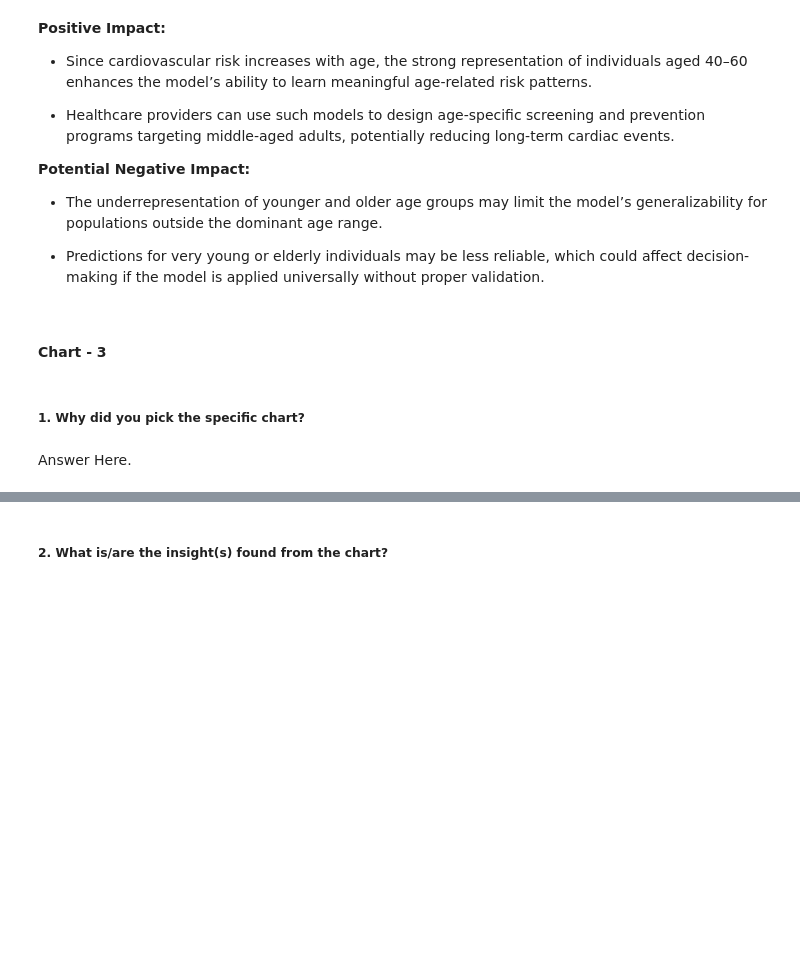
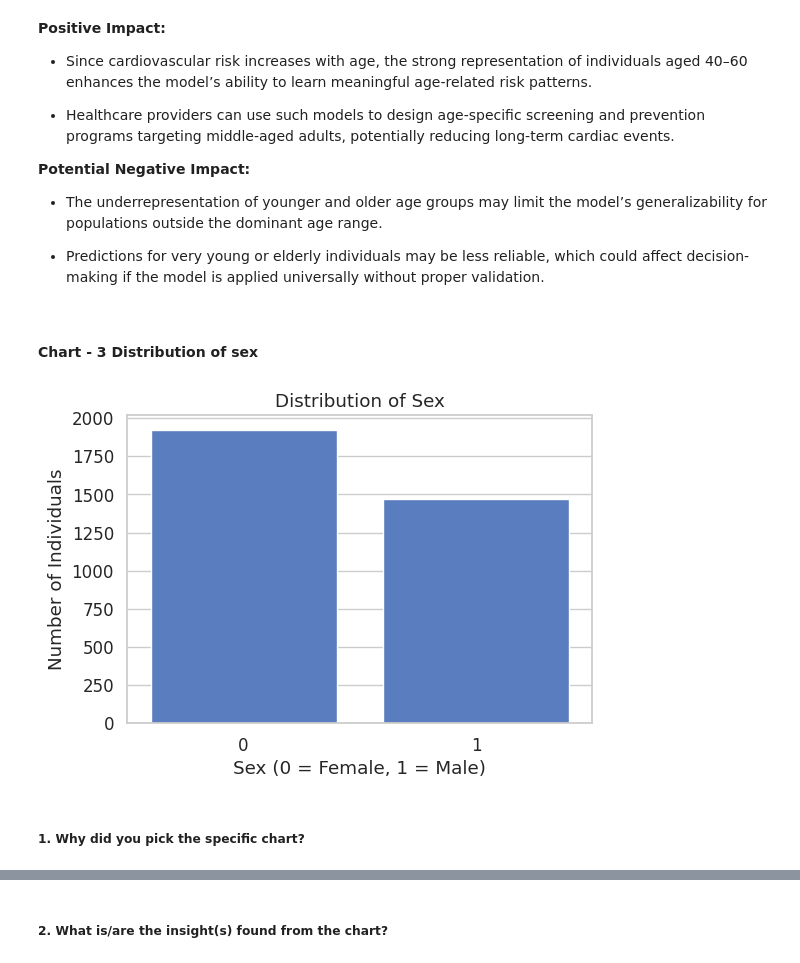
Before and after one commit to MonaliM5/cardio_risk_prediction, a Jupyter notebook: notebooks/Cardiovascular_Risk_Prediction.ipynb, the cells around one changed output, grey strips where cells are left out. Drawn from its saved outputs; the diff is of its cells as text; code cells hidden in the pictures; blank space fills up the shorter version.

Commit message:
viz (chart 3) : perform univariate analysis of sex distribution with healthcare insights 📊

```diff
--- a/notebooks/Cardiovascular_Risk_Prediction.ipynb
+++ b/notebooks/Cardiovascular_Risk_Prediction.ipynb
@@ -645,5 +645,5 @@ Are there any insights that lead to negative growth? Justify with specific reaso
 
 * Predictions for very young or elderly individuals may be less reliable, which could affect decision-making if the model is applied universally without proper validation.
 # %% [markdown]
-#### Chart - 3
+#### Chart - 3 Distribution of sex
 # %%
@@ -652,6 +651,34 @@ Are there any insights that lead to negative growth? Justify with specific reaso
        'prevalentStroke', 'prevalentHyp', 'diabetes', 'totChol', 'sysBP',
        'diaBP', 'BMI', 'heartRate', 'glucose']
+# %%
+# Chart - 3 visualization code
+
+# ============================================================
+# 📊 Univariate Analysis – Chart 3
+# Visualizing the distribution of sex
+# ============================================================
+
+# creating a new figure to define the size of the plot
+plt.figure(figsize=(6, 4))
+
+# plotting the count of individuals by sex
+sns.countplot(
+    x='sex',
+    data=df_wrangle
+)
+
+# setting the title to describe the distribution being visualized
+plt.title('Distribution of Sex')
+
+# labeling the x-axis to represent sex categories
+plt.xlabel('Sex (0 = Female, 1 = Male)')
+
+# labeling the y-axis to represent the number of individuals
+plt.ylabel('Number of Individuals')
+
+# displaying the final plot
+plt.show()
+# %% [output]
+[figure, added]
 # %% [markdown]
 ##### 1. Why did you pick the specific chart?
-# %% [markdown]
-Answer Here.
```
Also changed, not shown: parts of 6 cells of this notebook.
